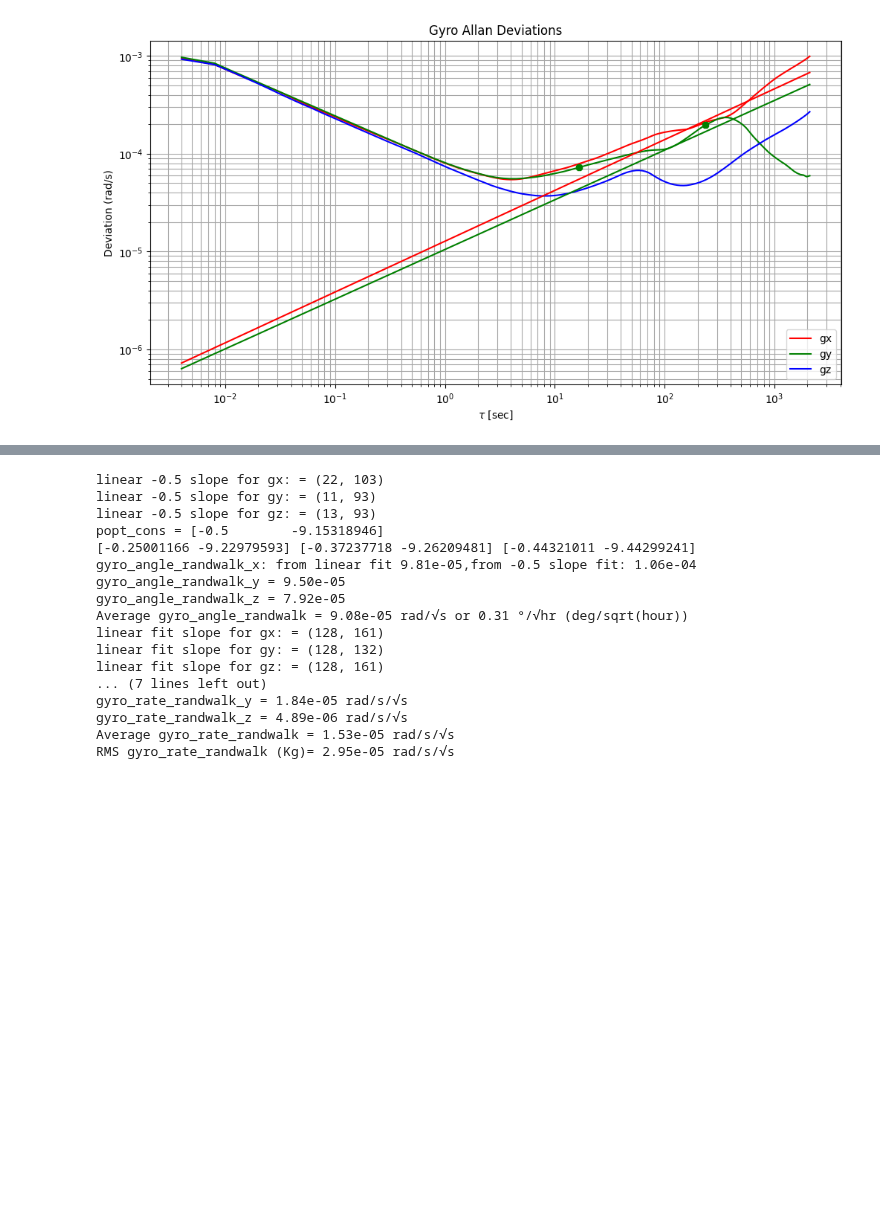
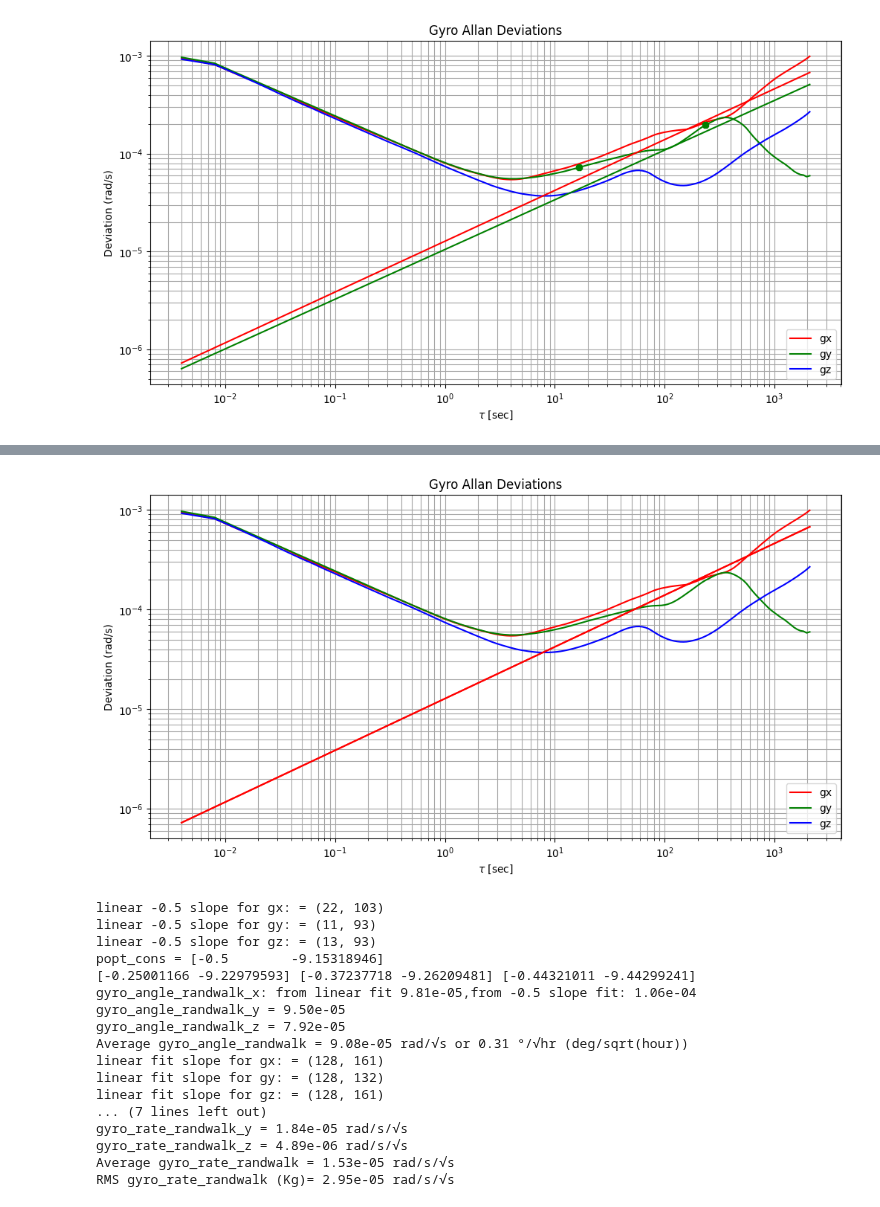
Before and after one commit to diplodocuslongus/depthai2know, a Jupyter notebook: IMU/noise_from_allan.ipynb, the cells around one changed output, grey strips where cells are left out. Drawn from its saved outputs; the diff is of its cells as text; code cells hidden in the pictures; blank space fills up the shorter version.

Commit message:
still working on noise

```diff
--- a/IMU/noise_from_allan.ipynb
+++ b/IMU/noise_from_allan.ipynb
@@ -231,3 +443,10 @@ gfig
+# %%
+def add_noise_results_on_plot(afig,aaxis,taus,rw_fits):
+    aaxis.plot(taus,rw_fits(taux),'r')
+add_noise_results_on_plot(gfig,gaxis,taux,rw_fit_x)
+gfig
+# %% [output]
+[figure, added]
 # %%
 # find angle random walk, intersection of random walk line fit (-0.5 slope)
 # at tau = 1
```
Also changed, not shown: parts of 7 cells of this notebook, 5 other files.
